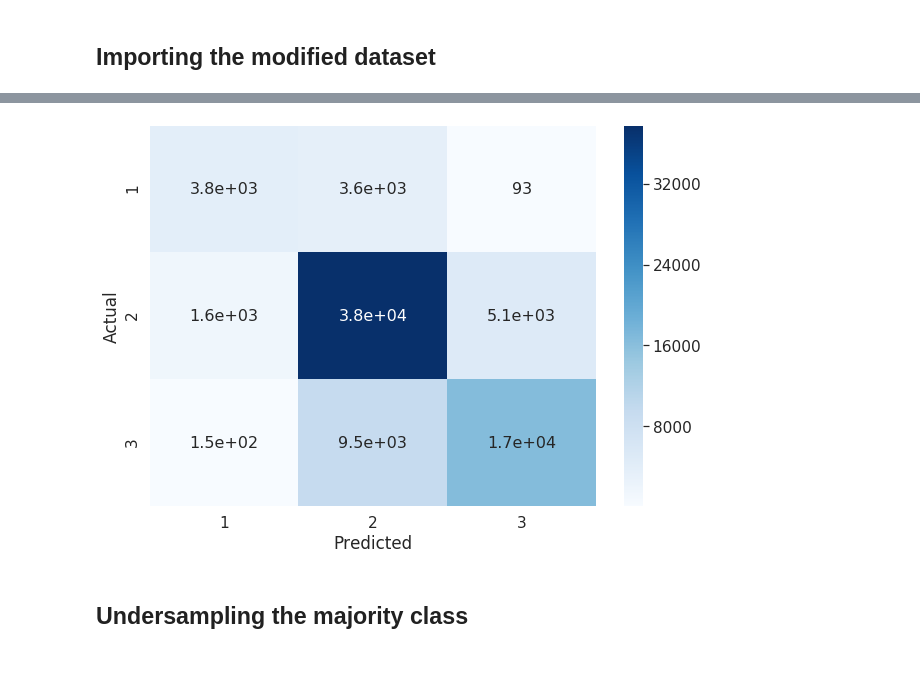
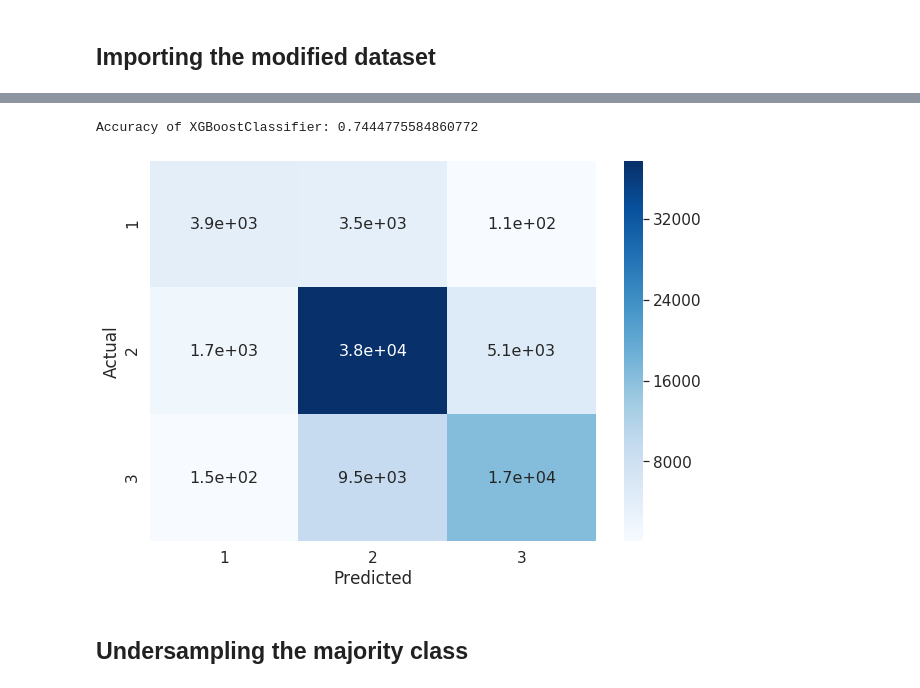
Before and after one commit to aishwarya-1/data_analytics_project, a Jupyter notebook: Implementation_of_Models.ipynb, the cells around one changed output, grey strips where cells are left out. Saved outputs shown, nothing was run; the diff lists cells and outputs as text; code cells hidden in the pictures.

```diff
--- a/Implementation_of_Models.ipynb
+++ b/Implementation_of_Models.ipynb
@@ -18,7 +26,8 @@ from imblearn.over_sampling import SMOTE, ADASYN
 # %% [markdown]
 ## Importing the modified dataset
 # %%
-train_values = pd.read_csv('./dataset_modified/train_values.csv')
-train_labels = pd.read_csv('./dataset_modified/train_labels.csv')
-test_values = pd.read_csv('./dataset_modified/test_values.csv')
+path = '/content/data_analytics_project-1/dataset_modified/'
+train_values = pd.read_csv(path +'train_values.csv')
+train_labels = pd.read_csv(path +'train_labels.csv')
+test_values = pd.read_csv(path +'test_values.csv')
 # %% [markdown]
@@ -44,16 +42,11 @@ def print_confusion_matrix(y_train, y_pred):
 # %%
-from sklearn.preprocessing import StandardScaler
-sc = StandardScaler()
-X_train = sc.fit_transform(X_train)
-X_test = sc.fit_transform(X_test)
-
-y_train = sc.fit_transform([y_train])
-y_test = sc.fit_transform([y_test])# # THE FOLLOWING CODE IS COMMENTED OUT AS IT TAKES A VERY LONG TO EXECUTE ....
-
-# # The following code does a Random Search on the hyperparameters of the XGBoost Model to optimise the model
-
+"""
+    THE FOLLOWING CODE IS COMMENTED OUT AS IT TAKES A VERY LONG TO EXECUTE ....
+    The following code does a Random Search on the hyperparameters of the XGBoost Model to optimise the model
+"""
 
 # from sklearn.model_selection import RandomizedSearchCV
+# from xgboost import XGBClassifier
 
 # params={
 #  "learning_rate"    : [ 0.05, 0.10, 0.15, 0.20, 0.25, 0.30] ,
@@ -66,18 +59,20 @@ y_test = sc.fit_transform([y_test])# # THE FOLLOWING CODE IS COMMENTED OUT AS IT
 
 # }
 
-# classifier = xgb.XGBClassifier(objective = 'multi:softmax')
+# classifier = XGBClassifier(objective = 'multi:softmax')
 
 # random_search = RandomizedSearchCV(classifier, param_distributions=params, n_iter=5, n_jobs=-1, cv=5, verbose=3)
-# random_search.fit(X_train,y_train)
+# random_search.fit(train_values,train_labels)
+# print(random_search.best_params_)
 
 # # The above code returns the following output of parameters which can further be used for the XGBoost Model
 
 # # {
-# #     'subsample': 0.7,
-# #     'min_child_weight': 5,
-# #     'max_depth': 12,
-# #     'learning_rate': 0.2, # 'eta' in the model below
-# #     'gamma': 0.4,
-# #     'colsample_bytree': 0.7
+# #  'colsample_bytree': 0.8,
+# #  'gamma': 0.1,
+# #  'learning_rate': 0.2,      # 'eta' in the model below
+# #  'max_depth': 10,
+# #  'min_child_weight': 5,
+# #  'n_estimators': 100,
+# #  'subsample': 0.8
 # # }
@@ -129,7 +79,10 @@ weighted avg       0.74      0.74      0.74     78181
-# %%
-print_confusion_matrix(y_test, y_pred)
-# %% [output]
-[figure, removed]
+# %%
+# XGBoost Model
+model, y_pred = xgboost_classifier(X_train,y_train,X_test,y_test)
+print_confusion_matrix(y_test, y_pred)
+# %% [output]
+Accuracy of XGBoostClassifier: 0.7444775584860772
+[figure, added]
 # %% [markdown]
 ## Undersampling the majority class
 # %%
```
Also changed, not shown: parts of 22 cells of this notebook.
